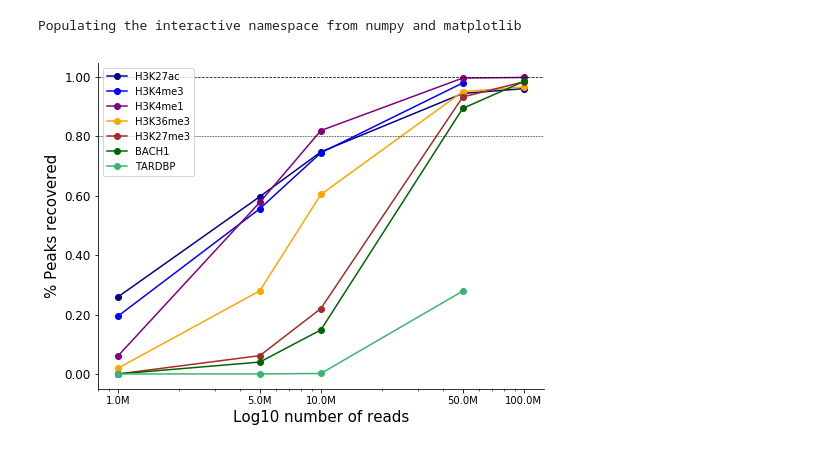
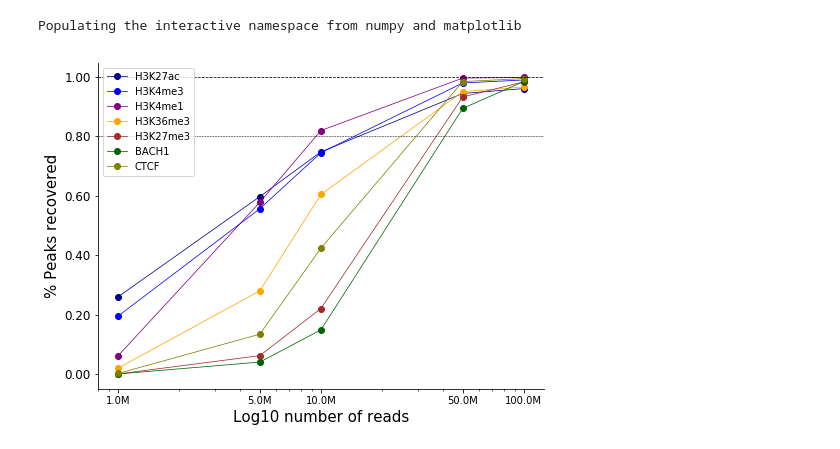
Before and after one commit to gymreklab/chips, a Jupyter notebook: paper-methods/FigureNotebooks/ChIPMunk_Figure2_Power.ipynb, the cells around one changed output. Saved outputs shown, nothing was run; the diff lists cells and outputs as text; code cells hidden in the pictures.

```diff
--- a/paper-methods/FigureNotebooks/ChIPMunk_Figure2_Power.ipynb
+++ b/paper-methods/FigureNotebooks/ChIPMunk_Figure2_Power.ipynb
@@ -23,7 +23,8 @@ fcolors = {
     "GM12878_H3K36me3_ENCFF191SDM_ENCFF695NNX": "orange",
     "GM12878_H3K4me1_ENCFF252ZII_ENCFF966LMJ": "purple",
     "GM12878_BACH1_ENCFF518TTP_ENCFF866OLZ": "darkgreen",
-    "GM12878_TARDBP_ENCFF673WUM_ENCFF016QUV": "mediumseagreen"
+    "GM12878_TARDBP_ENCFF673WUM_ENCFF016QUV": "mediumseagreen",
+    "GM12878_CTCF_ENCFF584BRF_ENCFF559IXF": "olive"
 }
 
 usebroad = {
@@ -37,33 +38,34 @@ usebroad = {
 fig = plt.figure()
 fig.set_size_inches((8, 6))
 ax = fig.add_subplot(111)
 for factor in ["GM12878_H3K27ac_ENCFF097SQI_ENCFF465WTH", "GM12878_H3K4me3_ENCFF398NET_ENCFF068UAA", "GM12878_H3K4me1_ENCFF252ZII_ENCFF966LMJ",
               "GM12878_H3K36me3_ENCFF191SDM_ENCFF695NNX", "GM12878_H3K27me3_ENCFF014HHB_ENCFF533IKU",
-              "GM12878_BACH1_ENCFF518TTP_ENCFF866OLZ","GM12878_TARDBP_ENCFF673WUM_ENCFF016QUV" ]: #fcolors.keys():
+              "GM12878_BACH1_ENCFF518TTP_ENCFF866OLZ", "GM12878_CTCF_ENCFF584BRF_ENCFF559IXF"]: #fcolors.keys():
     if usebroad.get(factor, False):
         data = pd.read_csv(os.path.join(DATADIR, "%s.broad.power.tab"%factor),
                    sep=" ", names=["factor","numreads","numpeaks","total"])
     else:
         data = pd.read_csv(os.path.join(DATADIR, "%s.power.tab"%factor),
                    sep=" ", names=["factor","numreads","numpeaks","total"])
     data["power"] = data["numpeaks"]*1.0/data["total"]
     data = data[(data["power"]!=0) | (data["numreads"]==1000000)] # TODO remove after all done
-    ax.plot((data["numreads"]), data["power"], marker="o", color=fcolors[factor], label=factor.split("_")[1])
+    ax.plot((data["numreads"]), data["power"], linewidth=0.75, marker="o", color=fcolors[factor], label=factor.split("_")[1])
 
 ax.spines['right'].set_visible(False)
 ax.spines['top'].set_visible(False)
 ax.yaxis.set_ticks_position('left')
 ax.xaxis.set_ticks_position('bottom')
 ax.axhline(y=1.00, linestyle="dashed", color="black", linewidth=0.75)
 ax.axhline(y=0.8, linestyle="dashed", color="black", linewidth=0.5)
 
 readnums = [item*1000000 for item in [1, 5, 10, 50, 100]]
 ax.set_xscale('log');
 ax.set_xticks(readnums)
 ax.set_xticklabels(["%sM"%(item/1000000) for item in readnums])
 ax.set_yticklabels(["%0.2f"%item for item in ax.get_yticks()], size=12)
 ax.set_xlabel("Log10 number of reads", size=15)
 ax.set_ylabel("% Peaks recovered", size=15);
 ax.legend(loc="upper left");
+fig.savefig(os.path.join(OUTDIR, "Fig2_PowerAnalysis.pdf"))
 # %% [output]
-[figure, old version]
+[figure, new version]
```
Also changed, not shown: 6 other files.
